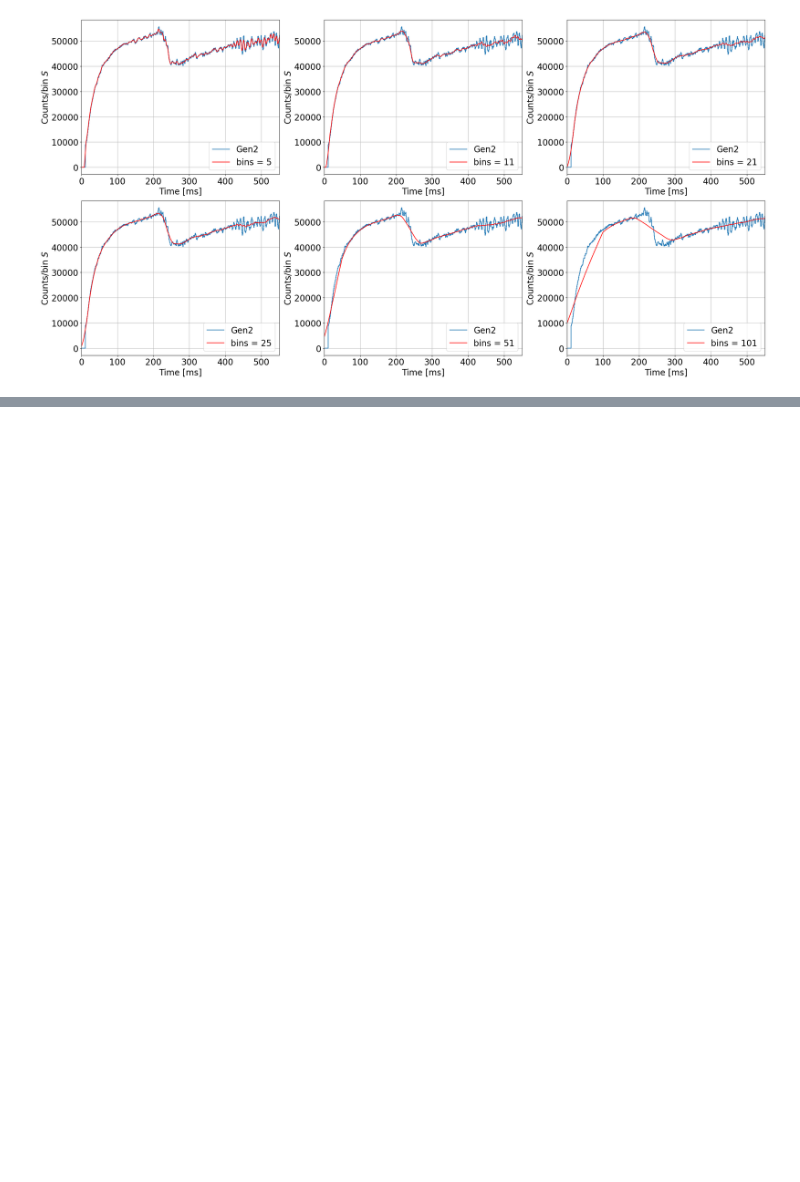
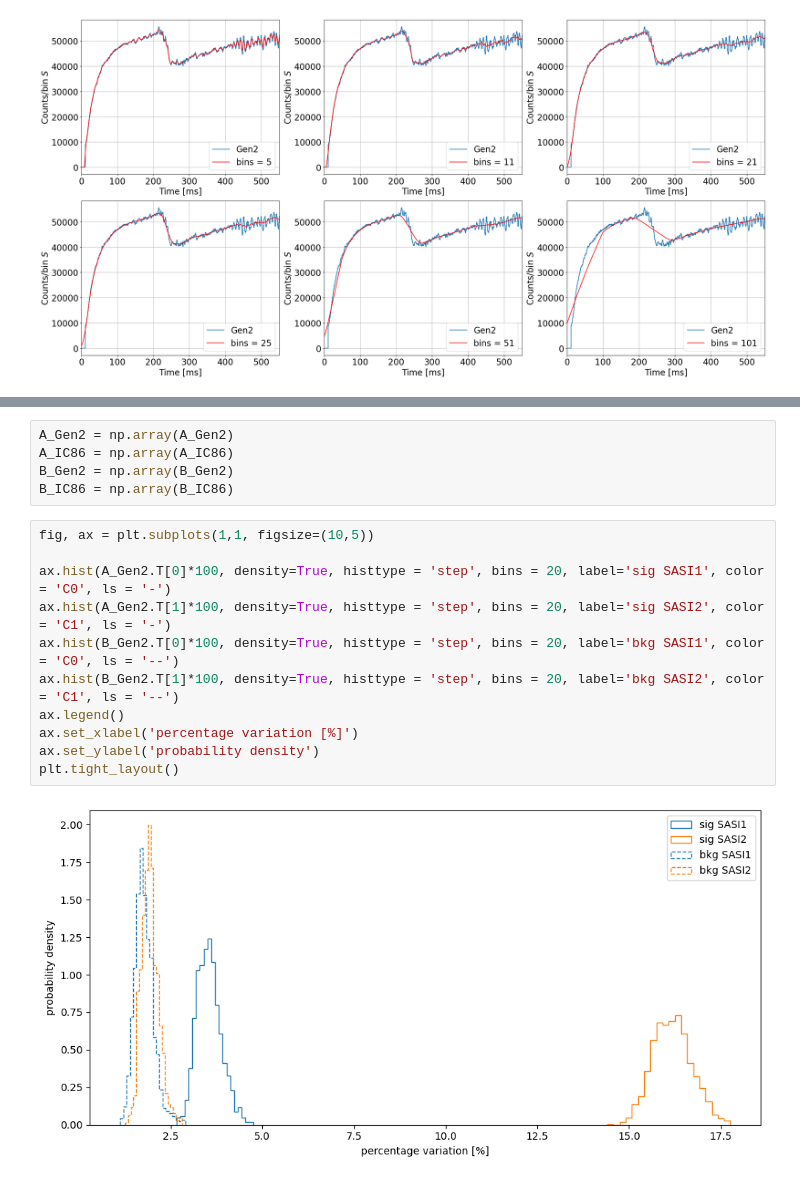
Before and after one commit to icecube/ASTERIA, a Jupyter notebook: docs/my_project/amplitude_analysis.ipynb, the cells around one changed output, grey strips where cells are left out. Saved outputs shown, nothing was run; the diff lists cells and outputs as text; blank space fills up the shorter version.

```diff
--- a/docs/my_project/amplitude_analysis.ipynb
+++ b/docs/my_project/amplitude_analysis.ipynb
@@ -415,0 +511,18 @@ np.sqrt(np.mean(comb_bkg))
+# %%
+A_Gen2 = np.array(A_Gen2)
+A_IC86 = np.array(A_IC86)
+B_Gen2 = np.array(B_Gen2)
+B_IC86 = np.array(B_IC86)
+# %%
+fig, ax = plt.subplots(1,1, figsize=(10,5))
+
+ax.hist(A_Gen2.T[0]*100, density=True, histtype = 'step', bins = 20, label='sig SASI1', color = 'C0', ls = '-')
+ax.hist(A_Gen2.T[1]*100, density=True, histtype = 'step', bins = 20, label='sig SASI2', color = 'C1', ls = '-')
+ax.hist(B_Gen2.T[0]*100, density=True, histtype = 'step', bins = 20, label='bkg SASI1', color = 'C0', ls = '--')
+ax.hist(B_Gen2.T[1]*100, density=True, histtype = 'step', bins = 20, label='bkg SASI2', color = 'C1', ls = '--')
+ax.legend()
+ax.set_xlabel('percentage variation [%]')
+ax.set_ylabel('probability density')
+plt.tight_layout()
+# %% [output]
+[figure, added]
```
Also changed, not shown: parts of 13 cells of this notebook.
